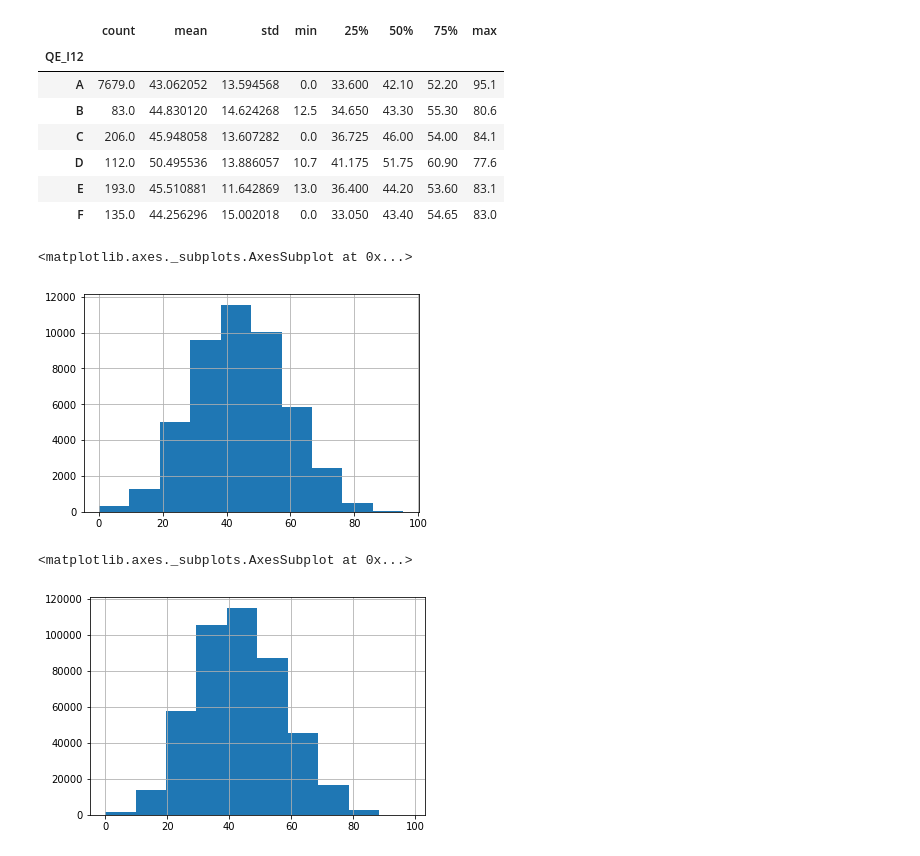
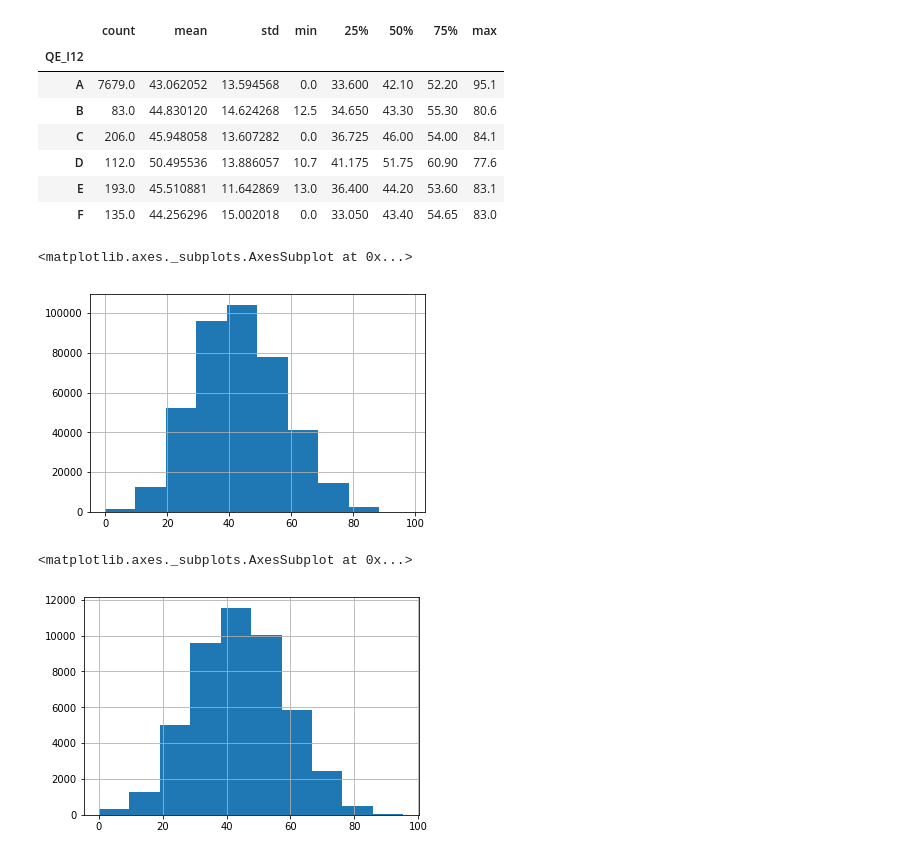
Before and after one commit to emersonsrv/topicosIC, a Jupyter notebook: enade/analiseEnade.ipynb, the cells around one changed output. Cells and saved outputs as stored; diff of their text form; code cells hidden in the pictures.

```diff
--- a/enade/analiseEnade.ipynb
+++ b/enade/analiseEnade.ipynb
@@ -177,12 +177,12 @@ ccomp['NT_GER'].groupby(tabela['QE_I12']).describe()
 | F | 135.0 | 44.256296 | 15.002018 | 0.0 | 33.050 | 43.40 | 54.65 | 83.0 |
 # %%
 
-qe05.NT_GER.loc[qe05.QE_I12 !='A'].hist()
+qe05.NT_GER.loc[qe05.QE_I12 =='A'].hist()
 # %% [output]
 <matplotlib.axes._subplots.AxesSubplot at 0x...>
-[figure, old version]
+[figure, new version]
 # %%
-qe05.NT_GER.loc[qe05.QE_I12 !='D'].hist()
+qe05.NT_GER.loc[qe05.QE_I12 !='A'].hist()
 # %% [output]
 <matplotlib.axes._subplots.AxesSubplot at 0x...>
-[figure, old version]
+[figure, new version]
```
Also changed, not shown: 1 other file.
